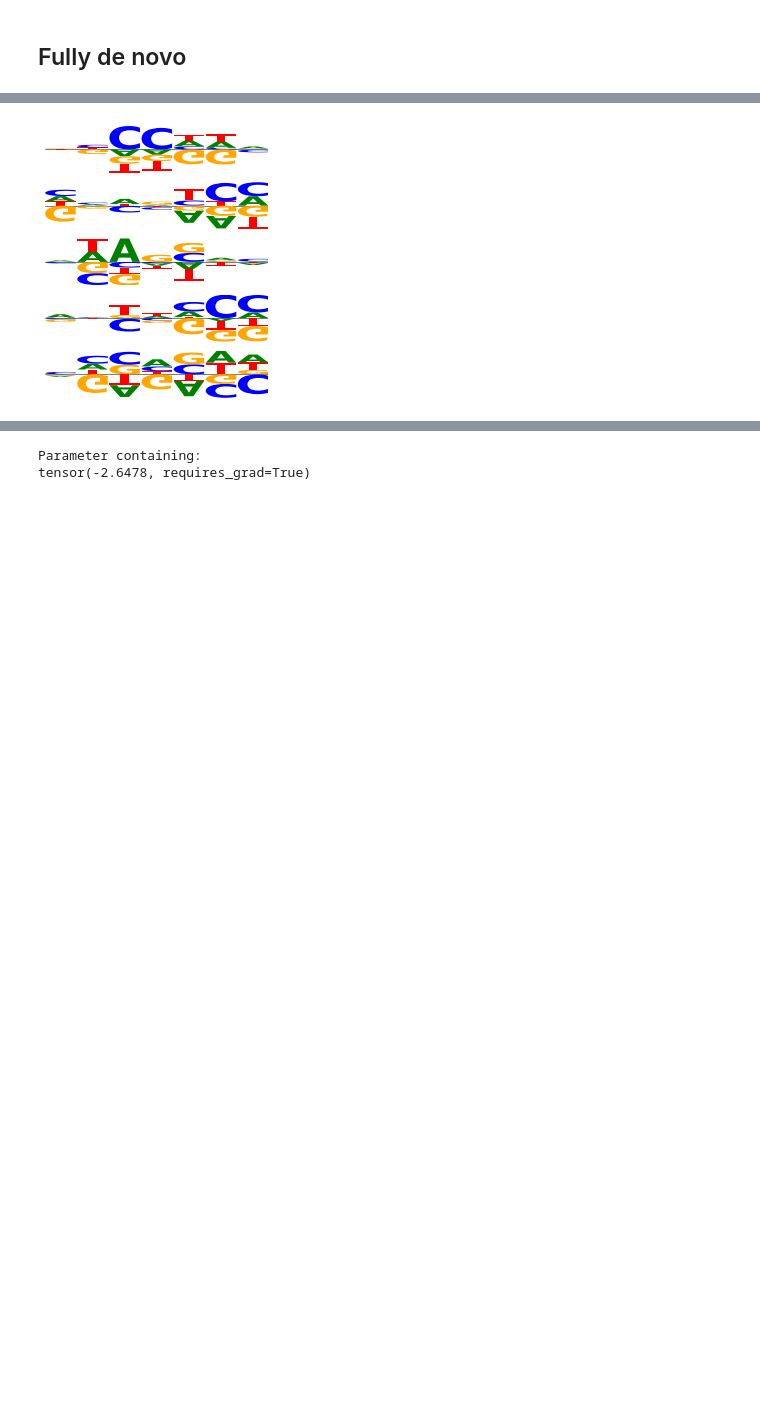
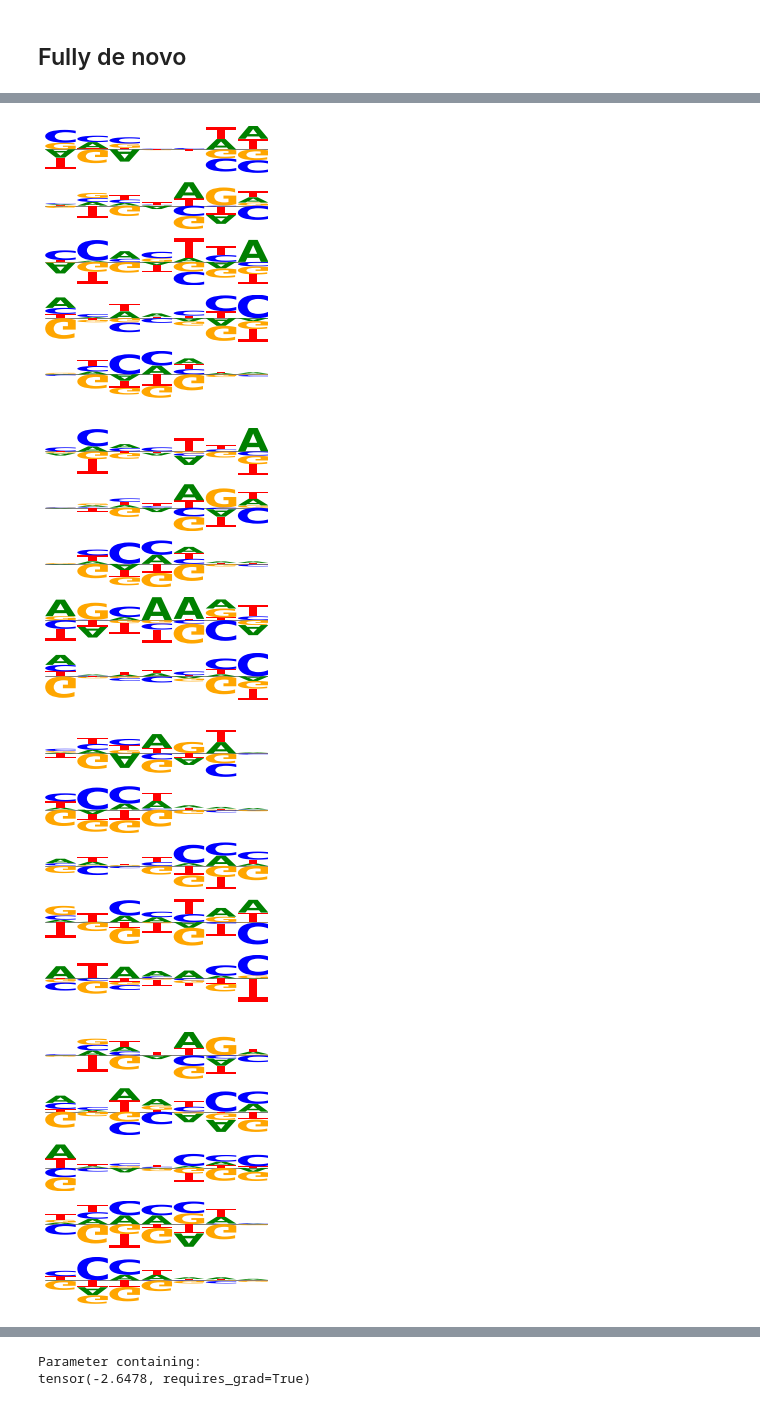
Before and after one commit to daklab/poolqtl, a Jupyter notebook: biophysical_cnn/Biophysical_CNNs.ipynb, the cells around one changed output, grey strips where cells are left out. Cells and saved outputs as stored; diff of their text form; code cells hidden in the pictures; blank space fills up the shorter version.

```diff
--- a/biophysical_cnn/Biophysical_CNNs.ipynb
+++ b/biophysical_cnn/Biophysical_CNNs.ipynb
@@ -339,0 +416,7 @@ plot_motifs(fine_net.pwm)
+# %%
+import seaborn as sns
+res_df = pd.read_csv("results_mCross.tsv", sep="\t", index_col = False)
+sns.scatterplot("seqlen", "val_auc", hue = "posmax", style="motifmax", size="motif_then_pos", data = res_df)
+plt.xlabel("Sequence length")
+plt.ylabel("Validation AUROC")
+plt.legend(bbox_to_anchor=(1.02, 1.0), loc='upper left', borderaxespad=0)
@@ -339,0 +429,6 @@ plot_motifs(fine_net.pwm)
+# %%
+phys_net = biophysnn.PhysNet(HNRNPK_pwm,
+                            max_over_positions = False,
+                             max_over_motifs = False,
+                             seq_len = 600)
+check_point_filename = res_df.file.iloc[res_df.val_auc.argmax()]
@@ -340,13 +453,19 @@ plot_motifs(fine_net.pwm)
 # %% [markdown]
 ## Fully de novo
 # %%
-de_novo_net = biophysnn.FinePhysNet(torch.randn_like(specific_pwms) * 0.3,
-                                 seq_len = 300)
-de_novo_net, train_accs, val_accs, train_aucs, val_aucs = biophysnn.train_model(de_novo_net,
-                                                       train_data,
-                                                       validation_data,
-                                                       genome,
-                                                       verbose = True,
-                                                       check_point_filename = "checkpoints/denovo.pt",
-                                                       lr = 0.1) # val auc 0.763
+val_auc_list = []
+for i in range(10):
+    de_novo_net = biophysnn.FinePhysNet(torch.randn_like(specific_pwms) * 0.3,
+                                     seq_len = 600)
+    check_point_filename = "checkpoints/denovo_%i.pt" % i
+    de_novo_net, train_accs, val_accs, train_aucs, val_aucs = biophysnn.train_model(de_novo_net,
+                                                           train_data,
+                                                           validation_data,
+                                                           genome,
+                                                           verbose = False,
+                                                           check_point_filename = check_point_filename,
+                                                           lr = 0.1) # val auc 0.763
+    best_val_auc = np.max(val_aucs)
+    print(i,best_val_auc)
+    val_auc_list.append(best_val_auc)
 # %% [output]
@@ -371,7 +482,10 @@ KeyboardInterrupt:
 # %%
-de_novo_net = biophysnn.FinePhysNet(torch.randn_like(specific_pwms),
-                                 seq_len = 300)
-de_novo_net.load_state_dict(torch.load("checkpoints/denovo.pt"))
-plot_motifs(de_novo_net.pwm.detach().cpu())
+de_novo_net = biophysnn.FinePhysNet(torch.randn_like(specific_pwms),seq_len = 600)
+for i in range(10):
+    de_novo_net.load_state_dict(torch.load("checkpoints/denovo_%i.pt" % i))
+    biophysnn.plot_motifs(de_novo_net.pwm.detach().cpu())
 # %% [output]
-[figure, old version]
+[figure, new version]
+[figure, added]
+[figure, added]
+[figure, added]
```
Also changed, not shown: parts of 63 cells of this notebook, 1 other file.
